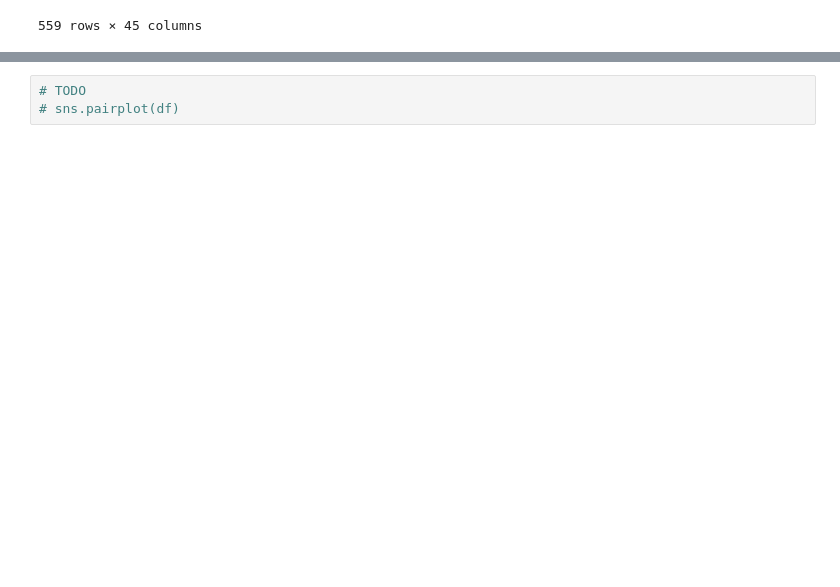
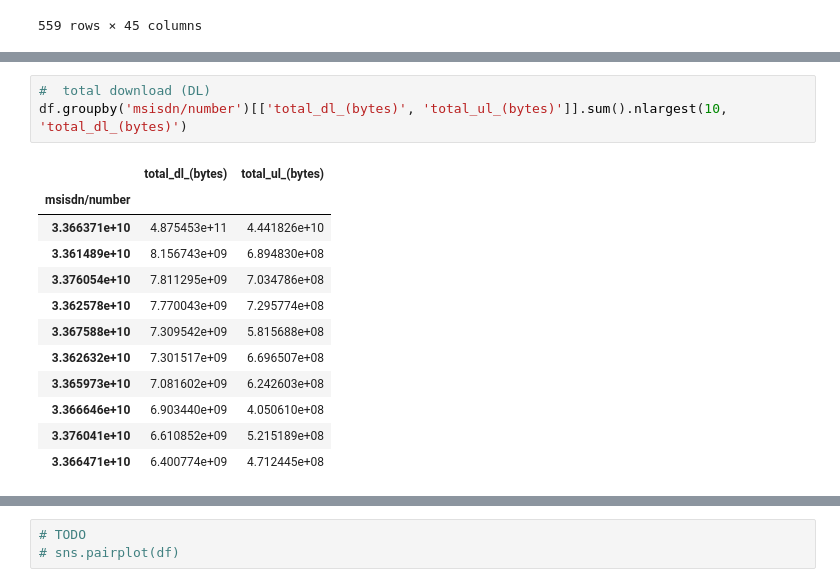
Before and after one commit to jedisam/Telecom-Data-Analysis, a Jupyter notebook: notebooks/userOverview.ipynb, the cells around one changed output, grey strips where cells are left out. Drawn from its saved outputs; the diff is of its cells as text; blank space fills up the shorter version.

```diff
--- a/notebooks/userOverview.ipynb
+++ b/notebooks/userOverview.ipynb
@@ -689,0 +725,16 @@ x.head()
+# %%
+#  total download (DL)
+df.groupby('msisdn/number')[['total_dl_(bytes)', 'total_ul_(bytes)']].sum().nlargest(10, 'total_dl_(bytes)')
+# %% [output]
+|  | total_dl_(bytes) | total_ul_(bytes) |
+| msisdn/number |  |  |
+| 3.366371e+10 | 4.875453e+11 | 4.441826e+10 |
+| 3.361489e+10 | 8.156743e+09 | 6.894830e+08 |
+| 3.376054e+10 | 7.811295e+09 | 7.034786e+08 |
+| 3.362578e+10 | 7.770043e+09 | 7.295774e+08 |
+| 3.367588e+10 | 7.309542e+09 | 5.815688e+08 |
+| 3.362632e+10 | 7.301517e+09 | 6.696507e+08 |
+| 3.365973e+10 | 7.081602e+09 | 6.242603e+08 |
+| 3.366646e+10 | 6.903440e+09 | 4.050610e+08 |
+| 3.376041e+10 | 6.610852e+09 | 5.215189e+08 |
+| 3.366471e+10 | 6.400774e+09 | 4.712445e+08 |
```
Also changed, not shown: parts of 7 cells of this notebook.
